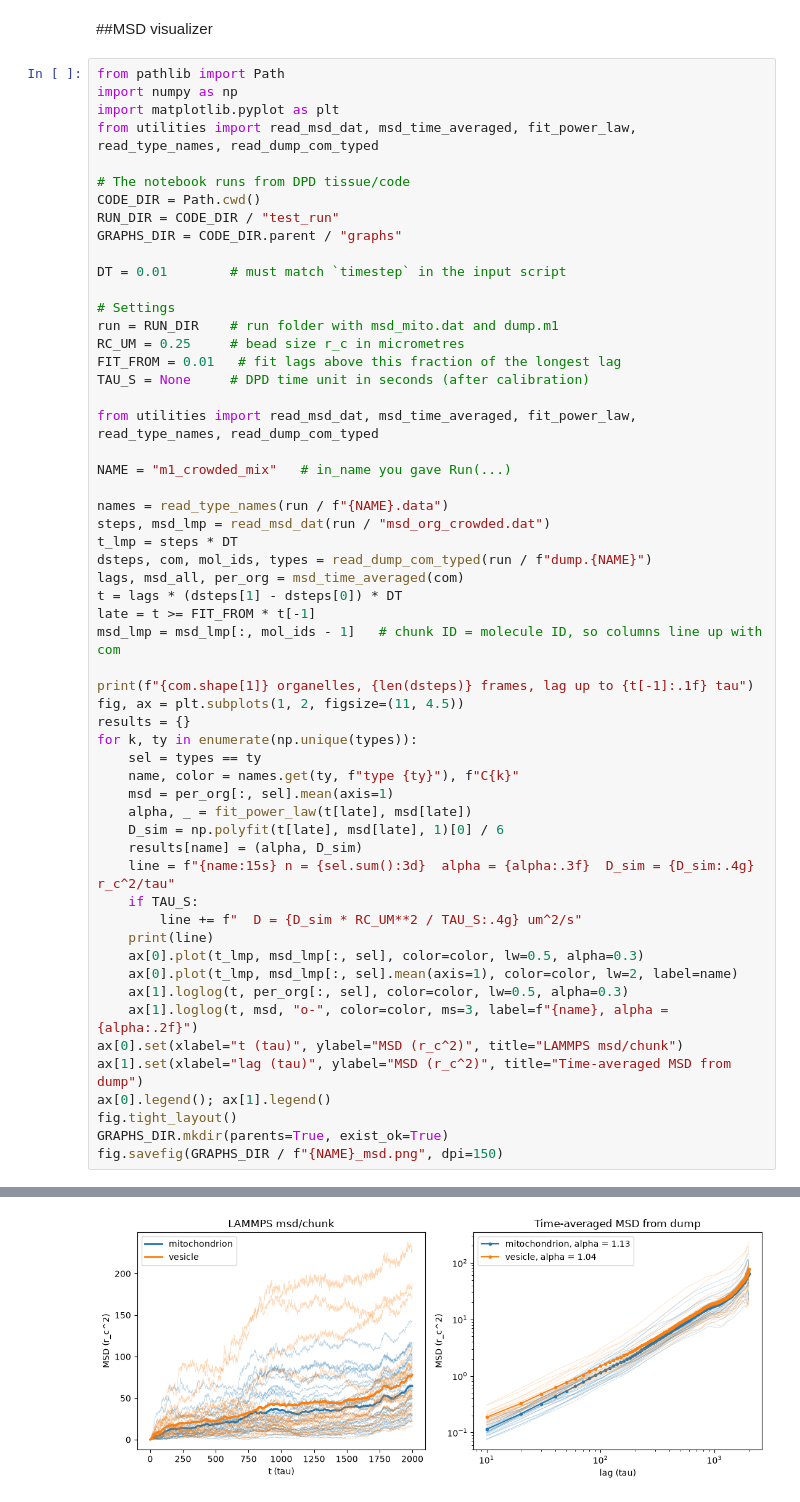
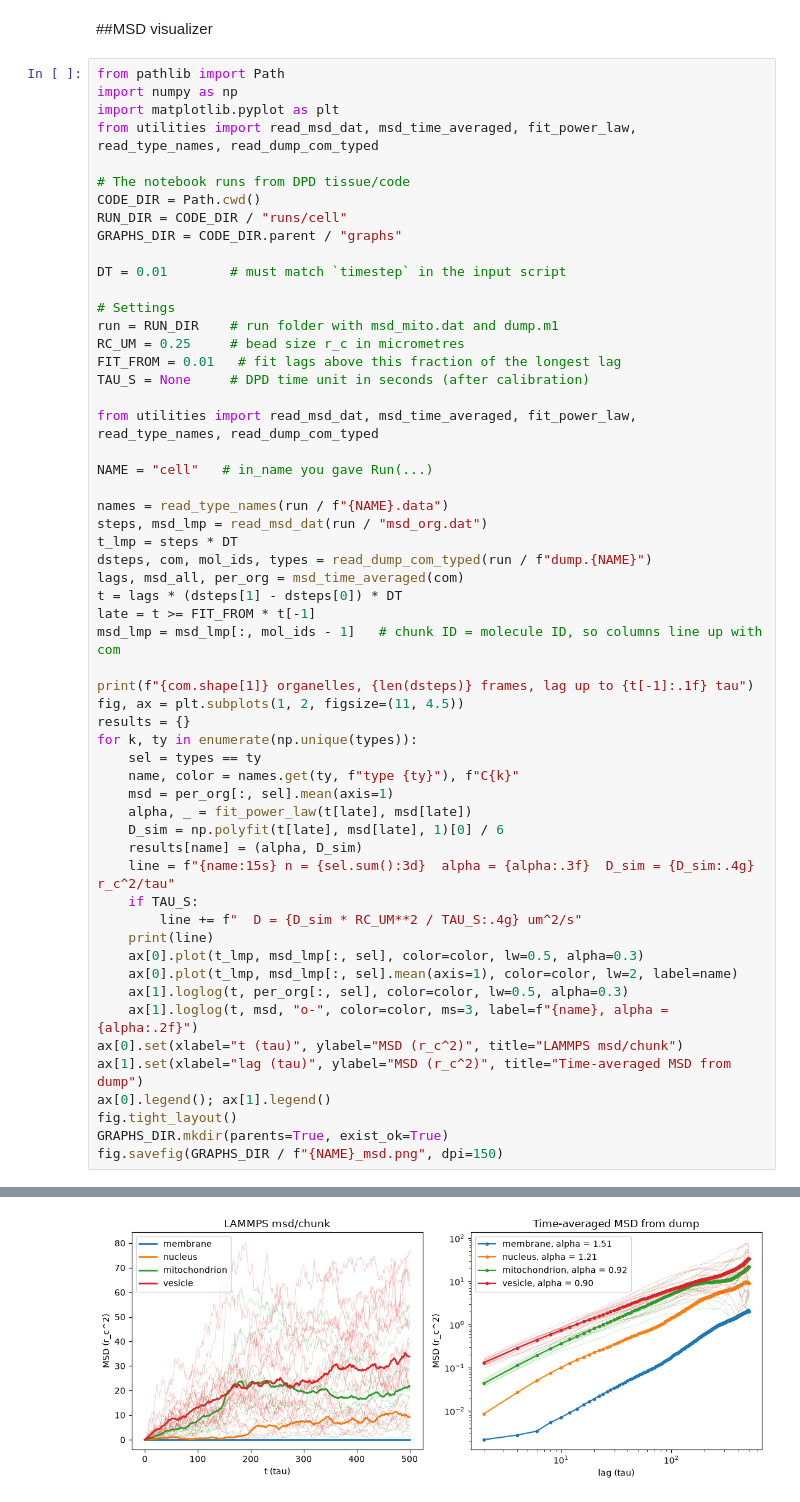
Before and after one commit to Andrecs05/Simulation_BioTissue_FBDHS, a Jupyter notebook: DPD tissue/code/config_generator_tests.ipynb, the cells around one changed output, grey strips where cells are left out. Saved outputs shown, nothing was run; the diff lists cells and outputs as text.

Commit message:
Tested cell model

```diff
--- a/DPD tissue/code/config_generator_tests.ipynb
+++ b/DPD tissue/code/config_generator_tests.ipynb
@@ -10,7 +10,7 @@ from utilities import read_msd_dat, msd_time_averaged, fit_power_law, read_type_
 
 # The notebook runs from DPD tissue/code
 CODE_DIR = Path.cwd()
-RUN_DIR = CODE_DIR / "test_run"
+RUN_DIR = CODE_DIR / "runs/cell"
 GRAPHS_DIR = CODE_DIR.parent / "graphs"
 
 DT = 0.01        # must match `timestep` in the input script
@@ -23,10 +23,10 @@ TAU_S = None     # DPD time unit in seconds (after calibration)
 
 from utilities import read_msd_dat, msd_time_averaged, fit_power_law, read_type_names, read_dump_com_typed
 
-NAME = "m1_crowded_mix"   # in_name you gave Run(...)
+NAME = "cell"   # in_name you gave Run(...)
 
 names = read_type_names(run / f"{NAME}.data")
-steps, msd_lmp = read_msd_dat(run / "msd_org_crowded.dat")
+steps, msd_lmp = read_msd_dat(run / "msd_org.dat")
 t_lmp = steps * DT
 dsteps, com, mol_ids, types = read_dump_com_typed(run / f"dump.{NAME}")
 lags, msd_all, per_org = msd_time_averaged(com)
@@ -65 +67 @@ vesicle         n =  20  alpha = 1.038  D_sim = 0.00306 r_c^2/tau
-[figure, old version]
+[figure, new version]
```
Also changed, not shown: parts of 9 cells of this notebook, 28 other files.
